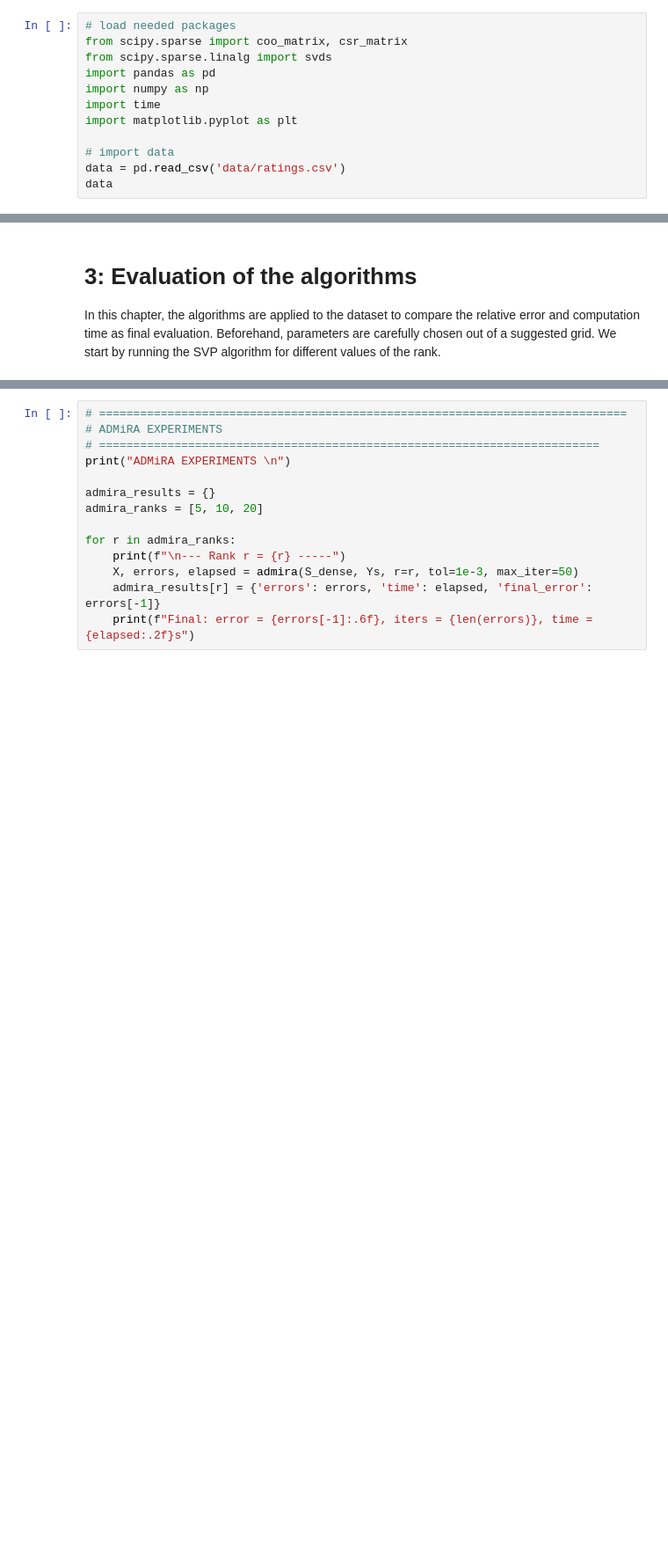
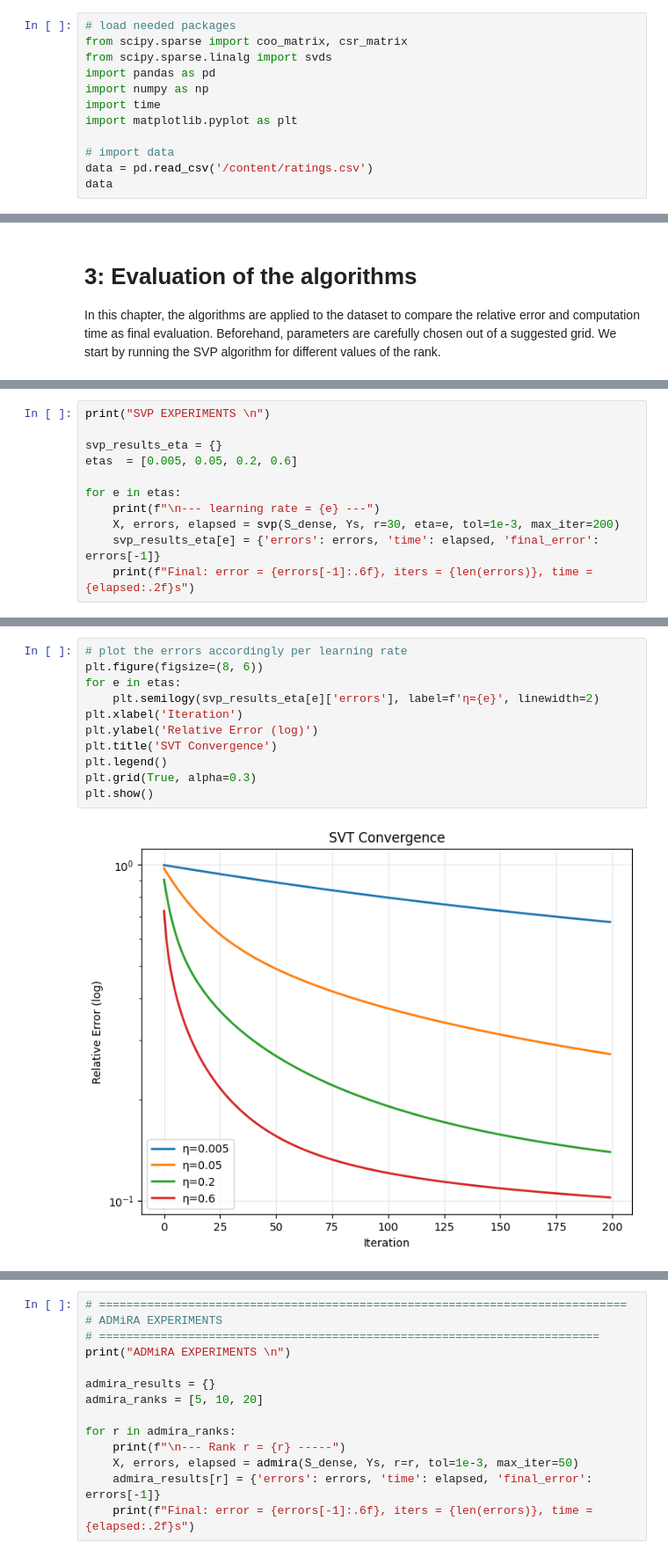
Before and after one commit to smlemons/Dimension-Reduction-Lab, a Jupyter notebook: LabDimReduction_final.ipynb, the cells around one changed output, grey strips where cells are left out. Shown at 88% size. Cells and saved outputs as stored; diff of their text form; blank space fills up the shorter version.

```diff
--- a/LabDimReduction_final.ipynb
+++ b/LabDimReduction_final.ipynb
@@ -15,7 +15,7 @@ import time
 import matplotlib.pyplot as plt
 
 # import data
-data = pd.read_csv('data/ratings.csv')
+data = pd.read_csv('/content/ratings.csv')
 data
 # %% [output]
 |  | userId | movieId | rating | timestamp |
@@ -517,0 +520,11 @@ After the same number of iterations, the relative error is decreasing with incre
+# %%
+print("SVP EXPERIMENTS \n")
+
+svp_results_eta = {}
+etas  = [0.005, 0.05, 0.2, 0.6]
+
+for e in etas:
+    print(f"\n--- learning rate = {e} ---")
+    X, errors, elapsed = svp(S_dense, Ys, r=30, eta=e, tol=1e-3, max_iter=200)
+    svp_results_eta[e] = {'errors': errors, 'time': elapsed, 'final_error': errors[-1]}
+    print(f"Final: error = {errors[-1]:.6f}, iters = {len(errors)}, time = {elapsed:.2f}s")
@@ -517,0 +549,13 @@ After the same number of iterations, the relative error is decreasing with incre
+# %%
+# plot the errors accordingly per learning rate
+plt.figure(figsize=(8, 6))
+for e in etas:
+    plt.semilogy(svp_results_eta[e]['errors'], label=f'η={e}', linewidth=2)
+plt.xlabel('Iteration')
+plt.ylabel('Relative Error (log)')
+plt.title('SVT Convergence')
+plt.legend()
+plt.grid(True, alpha=0.3)
+plt.show()
+# %% [output]
+[figure, added]
```
Also changed, not shown: parts of 12 cells of this notebook.
